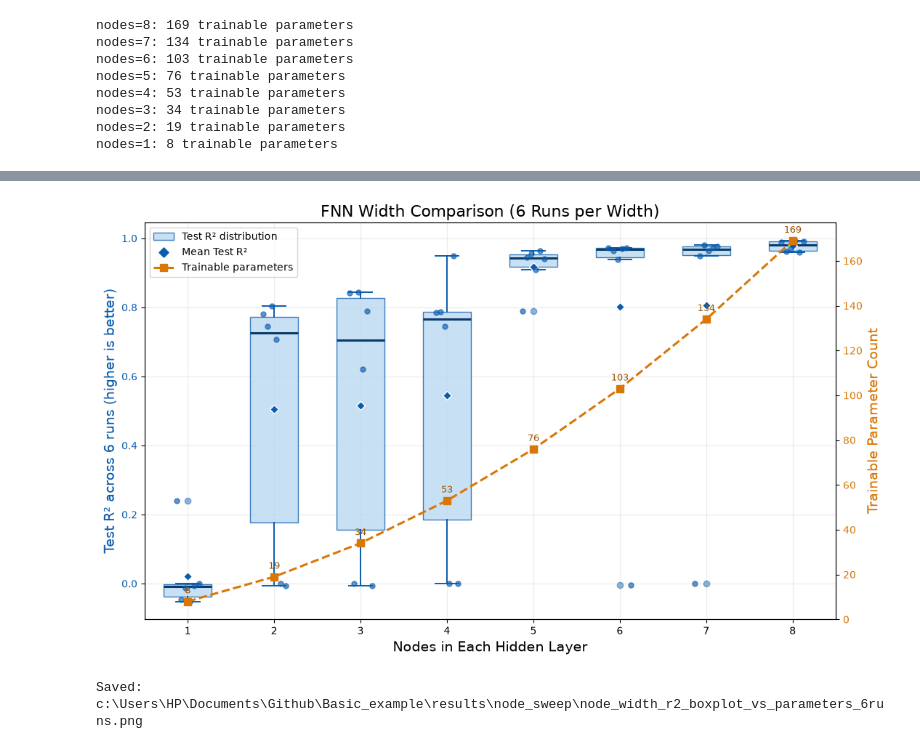
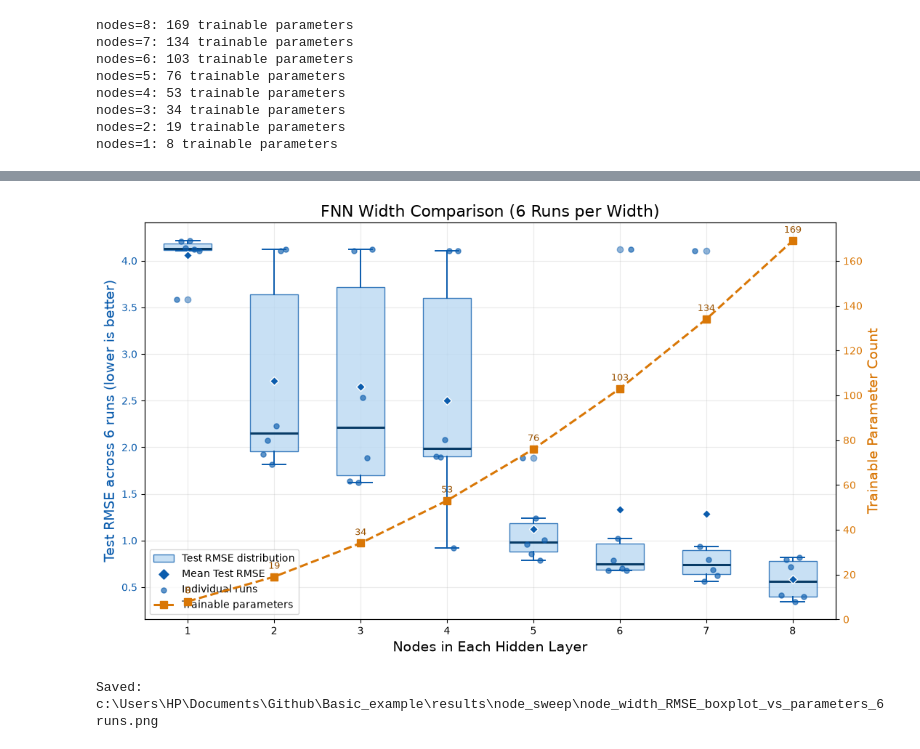
Before and after one commit to Jaehoon-Shim/Basic_example, a Jupyter notebook: pytorch_fnn_regression_wNodeSweep_MultipleTrain.ipynb, the cells around one changed output, grey strips where cells are left out. Cells and saved outputs as stored; diff of their text form; code cells hidden in the pictures.

```diff
--- a/pytorch_fnn_regression_wNodeSweep_MultipleTrain.ipynb
+++ b/pytorch_fnn_regression_wNodeSweep_MultipleTrain.ipynb
@@ -239,16 +239,10 @@ def count_trainable_parameters(model):
     return sum(p.numel() for p in model.parameters() if p.requires_grad)
 
 
-def regression_metrics(y_true, y_pred):
+def regression_rmse(y_true, y_pred):
     y_true = np.asarray(y_true).reshape(-1)
     y_pred = np.asarray(y_pred).reshape(-1)
-    mse = mean_squared_error(y_true, y_pred)
-    return {
-        'mse': float(mse),
-        'rmse': float(np.sqrt(mse)),
-        'mae': float(mean_absolute_error(y_true, y_pred)),
-        'r2': float(r2_score(y_true, y_pred)),
-    }
+    return float(np.sqrt(mean_squared_error(y_true, y_pred)))
 
 
 for nodes in HIDDEN_NODE_OPTIONS:
@@ -442,16 +435,11 @@ summary_df = (
     .agg(
         parameter_count=('parameter_count', 'first'),
         runs=('run_number', 'count'),
-        test_r2_mean=('test_r2', 'mean'),
-        test_r2_median=('test_r2', 'median'),
-        test_r2_std=('test_r2', 'std'),
-        test_r2_min=('test_r2', 'min'),
-        test_r2_max=('test_r2', 'max'),
         test_rmse_mean=('test_rmse', 'mean'),
         test_rmse_median=('test_rmse', 'median'),
         test_rmse_std=('test_rmse', 'std'),
-        test_mae_mean=('test_mae', 'mean'),
-        test_mae_median=('test_mae', 'median'),
+        test_rmse_min=('test_rmse', 'min'),
+        test_rmse_max=('test_rmse', 'max'),
     )
     .sort_values('hidden_nodes', ascending=False)
     .reset_index(drop=True)
@@ -579,13 +544,13 @@ Best saved checkpoint within the recommended width
   Test RMSE    : 0.34724989
   checkpoint   : c:\Users\HP\Documents\Github\Basic_example\results\node_sweep\models_6runs\fnn_model_node_8-4.pt
 # %%
-# 10. 요청 플롯: x=노드 수, y=6회 Test R² 박스플롯, y2=파라미터 수
+# 10. 요청 플롯: x=노드 수, y=6회 Test RMSE 박스플롯, y2=파라미터 수
 
 x_nodes = np.array(sorted(HIDDEN_NODE_OPTIONS))
-boxplot_r2 = [
+boxplot_rmse = [
     comparison_df.loc[
         comparison_df['hidden_nodes'] == nodes,
-        'test_r2',
+        'test_rmse',
     ].to_numpy()
     for nodes in x_nodes
 ]
@@ -598,7 +563,7 @@ parameter_by_node = (
 fig, ax1 = plt.subplots(figsize=(11, 6.5))
 
 box = ax1.boxplot(
-    boxplot_r2,
+    boxplot_rmse,
     positions=x_nodes,
     widths=0.55,
     patch_artist=True,
@@ -625,7 +590,7 @@ for patch in box['boxes']:
     patch.set_alpha(0.78)
 
 # 6개 개별 실행값도 함께 표시합니다.
-for nodes, values in zip(x_nodes, boxplot_r2):
+for nodes, values in zip(x_nodes, boxplot_rmse):
     jitter = np.linspace(-0.13, 0.13, len(values))
     ax1.scatter(
         np.full(len(values), nodes) + jitter,
@@ -635,9 +600,12 @@ for nodes, values in zip(x_nodes, boxplot_r2):
         alpha=0.65,
         zorder=3,
     )
+run_handle = ax1.scatter(
+    [], [], color='#0B5CAD', s=26, alpha=0.65, label='Individual runs'
+)
 
 ax1.set_xlabel('Nodes in Each Hidden Layer', fontsize=14)
-ax1.set_ylabel('Test R² across 6 runs (higher is better)', color='#0B5CAD', fontsize=14)
+ax1.set_ylabel('Test RMSE across 6 runs (lower is better)', color='#0B5CAD', fontsize=14)
 ax1.tick_params(axis='y', labelcolor='#0B5CAD')
 ax1.set_xticks(x_nodes)
 ax1.grid(True, alpha=0.25)
@@ -664,36 +632,41 @@ for x_value, parameter_count in zip(x_nodes, parameter_by_node):
         textcoords='offset points',
         ha='center',
         color='#9A5200',
         fontsize=9,
     )
 
 mean_handle = ax1.scatter(
     [], [],
     marker='D',
     color='#0B5CAD',
     s=45,
-    label='Mean Test R²',
+    label='Mean Test RMSE',
 )
 ax1.legend(
-    [box['boxes'][0], mean_handle, parameter_line[0]],
-    ['Test R² distribution', 'Mean Test R²', 'Trainable parameters'],
+    [box['boxes'][0], mean_handle, run_handle, parameter_line[0]],
+    [
+        'Test RMSE distribution',
+        'Mean Test RMSE',
+        'Individual runs',
+        'Trainable parameters',
+    ],
     loc='best',
 )
 
 plt.title(
     f'FNN Width Comparison ({N_REPEATS} Runs per Width)',
     fontsize=16,
 )
 fig.tight_layout()
 
 comparison_plot_path = os.path.join(
     RESULT_DIR,
-    'node_width_r2_boxplot_vs_parameters_6runs.png',
+    'node_width_RMSE_boxplot_vs_parameters_6runs.png',
 )
 plt.savefig(comparison_plot_path, dpi=300, bbox_inches='tight')
 plt.show()
 
 print('Saved:', comparison_plot_path)
 # %% [output]
-[figure, old version]
+[figure, new version]
-Saved: c:\Users\HP\Documents\Github\Basic_example\results\node_sweep\node_width_r2_boxplot_vs_parameters_6runs.png
+Saved: c:\Users\HP\Documents\Github\Basic_example\results\node_sweep\node_width_RMSE_boxplot_vs_parameters_6runs.png
```
Also changed, not shown: parts of 6 cells of this notebook, 52 other files.
